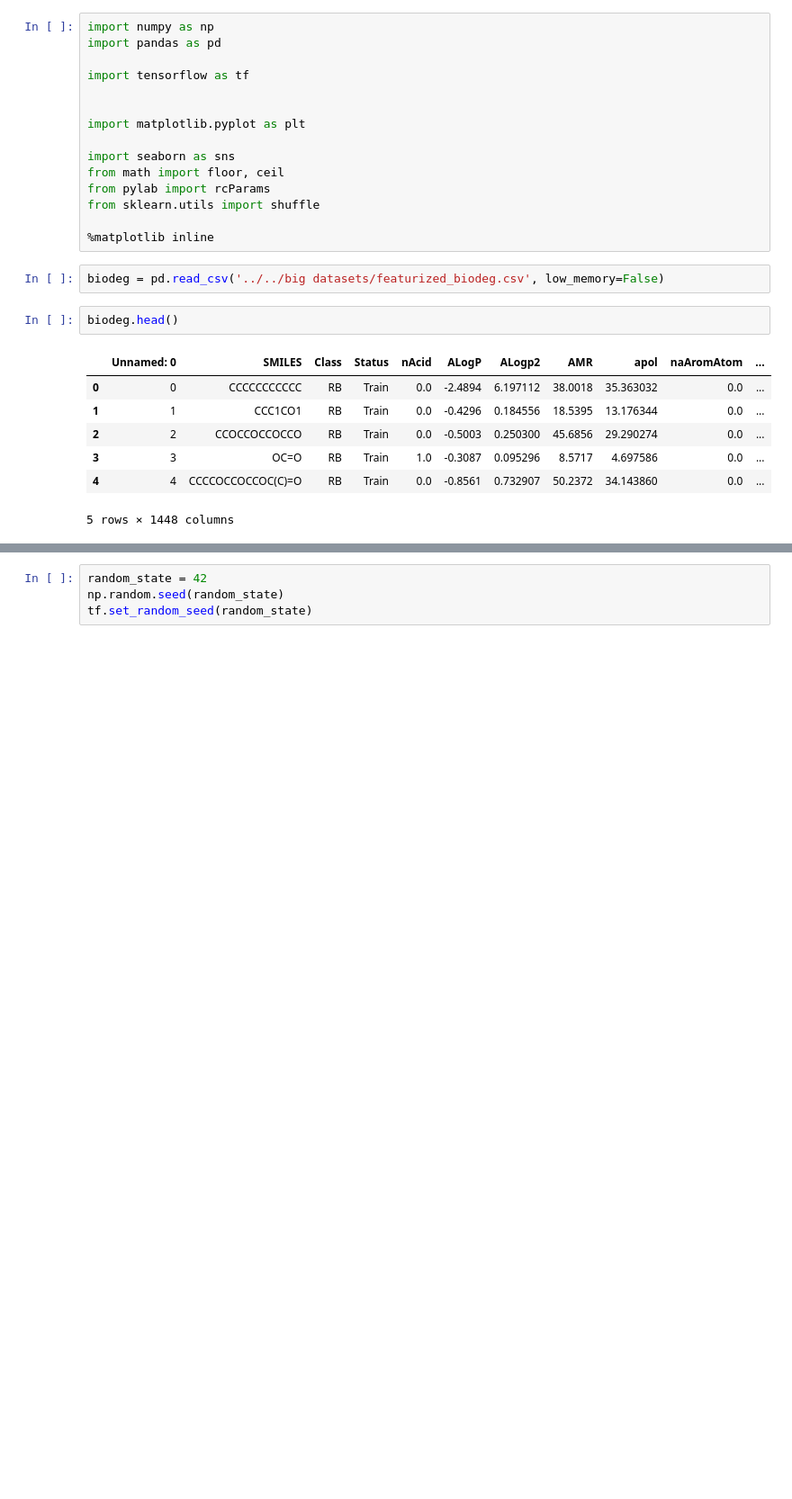
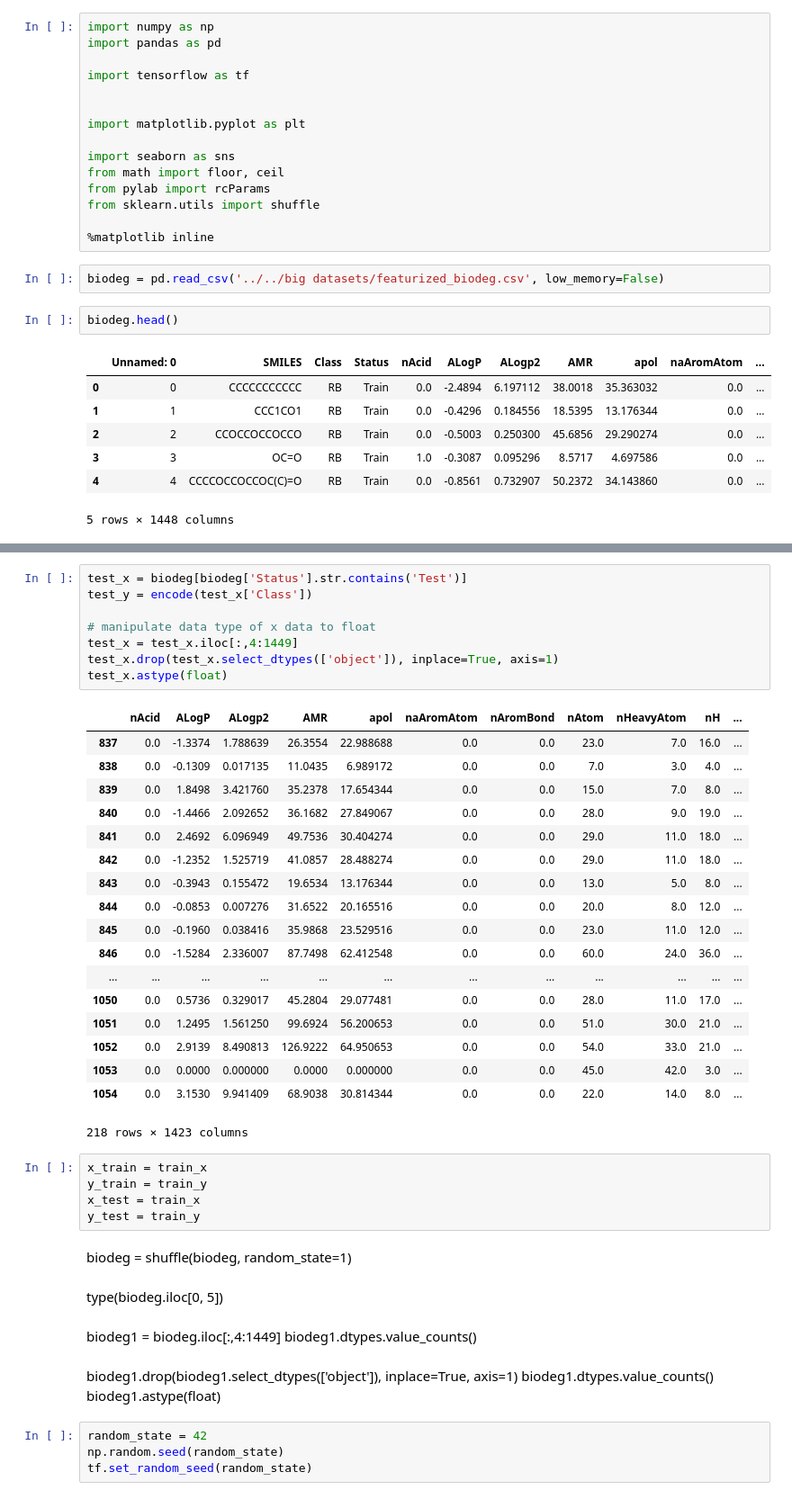
Before and after one commit to BeckResearchLab/homoGANize, a Jupyter notebook: notebooks/Neural Network.ipynb, the cells around one changed output, grey strips where cells are left out. Shown at 90% size. Cells and saved outputs as stored; diff of their text form; blank space fills up the shorter version.

```diff
--- a/notebooks/Neural Network.ipynb
+++ b/notebooks/Neural Network.ipynb
@@ -65,3 +58,46 @@ biodeg1.astype(float)
+# %%
+test_x = biodeg[biodeg['Status'].str.contains('Test')]
+test_y = encode(test_x['Class'])
+
+# manipulate data type of x data to float
+test_x = test_x.iloc[:,4:1449]
+test_x.drop(test_x.select_dtypes(['object']), inplace=True, axis=1)
+test_x.astype(float)
+# %% [output]
+|  | nAcid | ALogP | ALogp2 | AMR | apol | naAromAtom | nAromBond | nAtom | nHeavyAtom | nH | ... |
+| 837 | 0.0 | -1.3374 | 1.788639 | 26.3554 | 22.988688 | 0.0 | 0.0 | 23.0 | 7.0 | 16.0 | ... |
+| 838 | 0.0 | -0.1309 | 0.017135 | 11.0435 | 6.989172 | 0.0 | 0.0 | 7.0 | 3.0 | 4.0 | ... |
+| 839 | 0.0 | 1.8498 | 3.421760 | 35.2378 | 17.654344 | 0.0 | 0.0 | 15.0 | 7.0 | 8.0 | ... |
+| 840 | 0.0 | -1.4466 | 2.092652 | 36.1682 | 27.849067 | 0.0 | 0.0 | 28.0 | 9.0 | 19.0 | ... |
+| 841 | 0.0 | 2.4692 | 6.096949 | 49.7536 | 30.404274 | 0.0 | 0.0 | 29.0 | 11.0 | 18.0 | ... |
+| 842 | 0.0 | -1.2352 | 1.525719 | 41.0857 | 28.488274 | 0.0 | 0.0 | 29.0 | 11.0 | 18.0 | ... |
+| 843 | 0.0 | -0.3943 | 0.155472 | 19.6534 | 13.176344 | 0.0 | 0.0 | 13.0 | 5.0 | 8.0 | ... |
+| 844 | 0.0 | -0.0853 | 0.007276 | 31.6522 | 20.165516 | 0.0 | 0.0 | 20.0 | 8.0 | 12.0 | ... |
+| 845 | 0.0 | -0.1960 | 0.038416 | 35.9868 | 23.529516 | 0.0 | 0.0 | 23.0 | 11.0 | 12.0 | ... |
+| 846 | 0.0 | -1.5284 | 2.336007 | 87.7498 | 62.412548 | 0.0 | 0.0 | 60.0 | 24.0 | 36.0 | ... |
+| ... | ... | ... | ... | ... | ... | ... | ... | ... | ... | ... | ... |
+| 1050 | 0.0 | 0.5736 | 0.329017 | 45.2804 | 29.077481 | 0.0 | 0.0 | 28.0 | 11.0 | 17.0 | ... |
+| 1051 | 0.0 | 1.2495 | 1.561250 | 99.6924 | 56.200653 | 0.0 | 0.0 | 51.0 | 30.0 | 21.0 | ... |
+| 1052 | 0.0 | 2.9139 | 8.490813 | 126.9222 | 64.950653 | 0.0 | 0.0 | 54.0 | 33.0 | 21.0 | ... |
+| 1053 | 0.0 | 0.0000 | 0.000000 | 0.0000 | 0.000000 | 0.0 | 0.0 | 45.0 | 42.0 | 3.0 | ... |
+| 1054 | 0.0 | 3.1530 | 9.941409 | 68.9038 | 30.814344 | 0.0 | 0.0 | 22.0 | 14.0 | 8.0 | ... |
+218 rows × 1423 columns
+# %%
+x_train = train_x
+y_train = train_y
+x_test = train_x
+y_test = train_y
+# %% [markdown]
+biodeg = shuffle(biodeg, random_state=1)
+# %% [markdown]
+type(biodeg.iloc[0, 5])
+# %% [markdown]
+biodeg1 = biodeg.iloc[:,4:1449]
+biodeg1.dtypes.value_counts()
+# %% [markdown]
+biodeg1.drop(biodeg1.select_dtypes(['object']), inplace=True, axis=1)
+biodeg1.dtypes.value_counts()
+biodeg1.astype(float)
 # %%
 random_state = 42
 np.random.seed(random_state)
```
Also changed, not shown: parts of 15 cells of this notebook, 2 other files.
